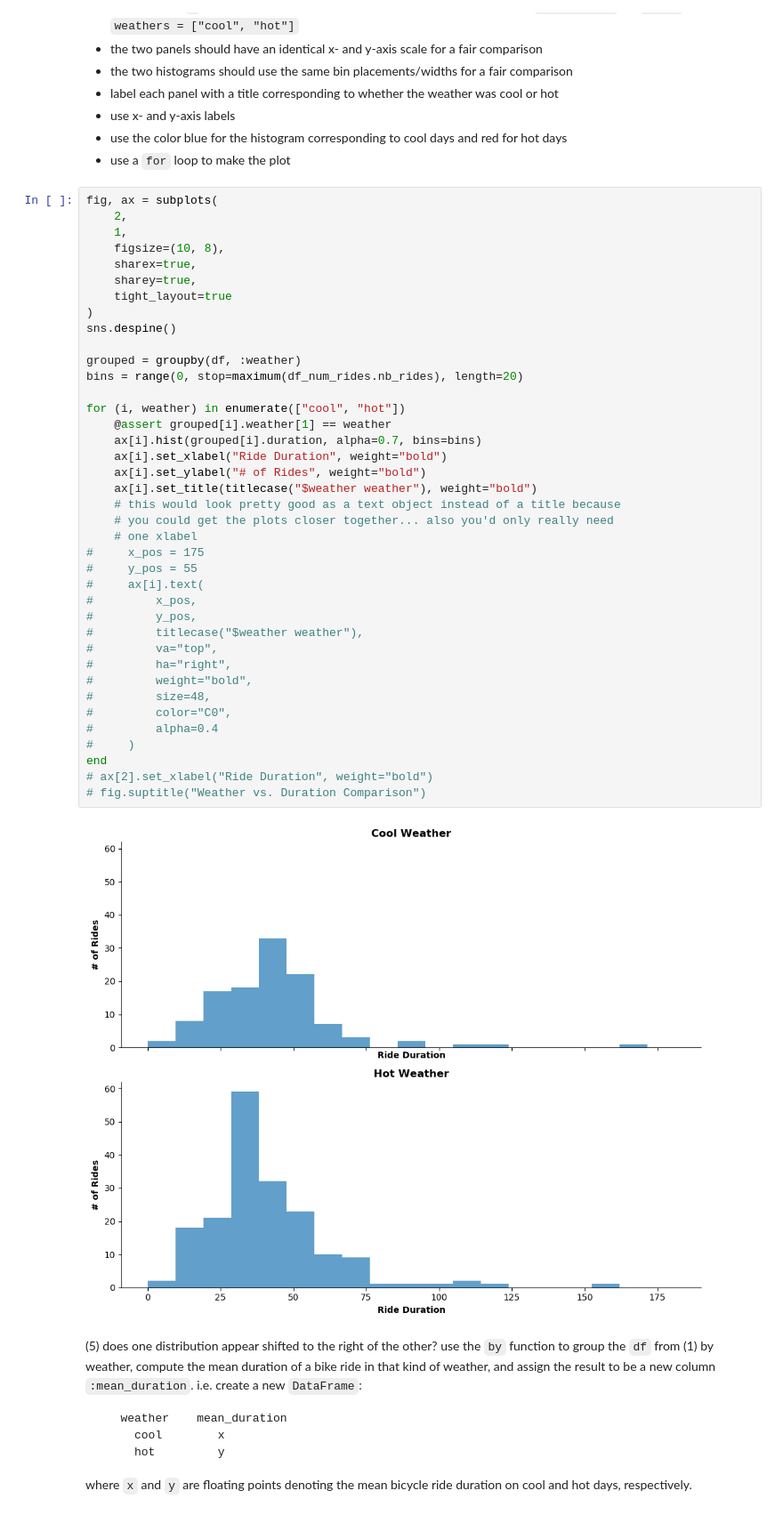
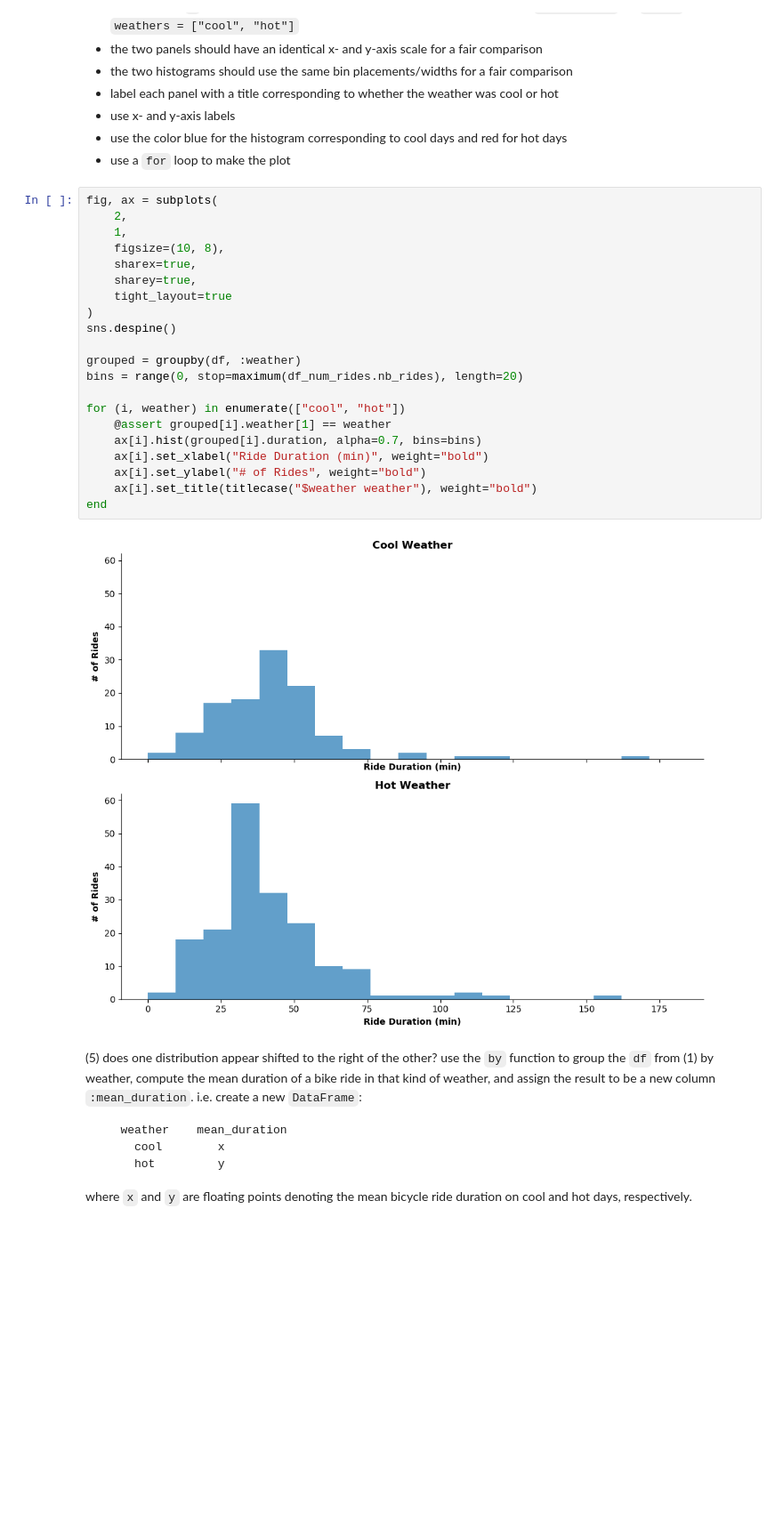
Before and after one commit to cartemic/CHE-599-intro-to-data-science, a Jupyter notebook: Homework/Homework 4/Homework 4.ipynb, the cells around one changed output. Shown: that part at 89% size. Saved outputs shown, nothing was run; the diff lists cells and outputs as text; blank space fills up the shorter version.

```diff
--- a/Homework/Homework 4/Homework 4.ipynb
+++ b/Homework/Homework 4/Homework 4.ipynb
@@ -70,44 +70,26 @@ df_num_rides
 # %%
 fig, ax = subplots(
     2,
     1,
     figsize=(10, 8),
     sharex=true,
     sharey=true,
     tight_layout=true
 )
 sns.despine()
 
 grouped = groupby(df, :weather)
 bins = range(0, stop=maximum(df_num_rides.nb_rides), length=20)
 
 for (i, weather) in enumerate(["cool", "hot"])
     @assert grouped[i].weather[1] == weather
     ax[i].hist(grouped[i].duration, alpha=0.7, bins=bins)
-    ax[i].set_xlabel("Ride Duration", weight="bold")
+    ax[i].set_xlabel("Ride Duration (min)", weight="bold")
     ax[i].set_ylabel("# of Rides", weight="bold")
     ax[i].set_title(titlecase("$weather weather"), weight="bold")
-    # this would look pretty good as a text object instead of a title because
-    # you could get the plots closer together... also you'd only really need
-    # one xlabel
-#     x_pos = 175
-#     y_pos = 55
-#     ax[i].text(
-#         x_pos,
-#         y_pos,
-#         titlecase("$weather weather"),
-#         va="top",
-#         ha="right",
-#         weight="bold",
-#         size=48,
-#         color="C0",
-#         alpha=0.4
-#     )
 end
-# ax[2].set_xlabel("Ride Duration", weight="bold")
-# fig.suptitle("Weather vs. Duration Comparison")
 # %% [output]
-[figure, old version]
+[figure, new version]
 # %% [markdown]
 (5) does one distribution appear shifted to the right of the other? use the `by` function to group the `df` from (1) by weather, compute the mean duration of a bike ride in that kind of weather, and assign the result to be a new column `:mean_duration`. i.e. create a new `DataFrame`:
 
```
Also changed, not shown: parts of 6 cells of this notebook.
